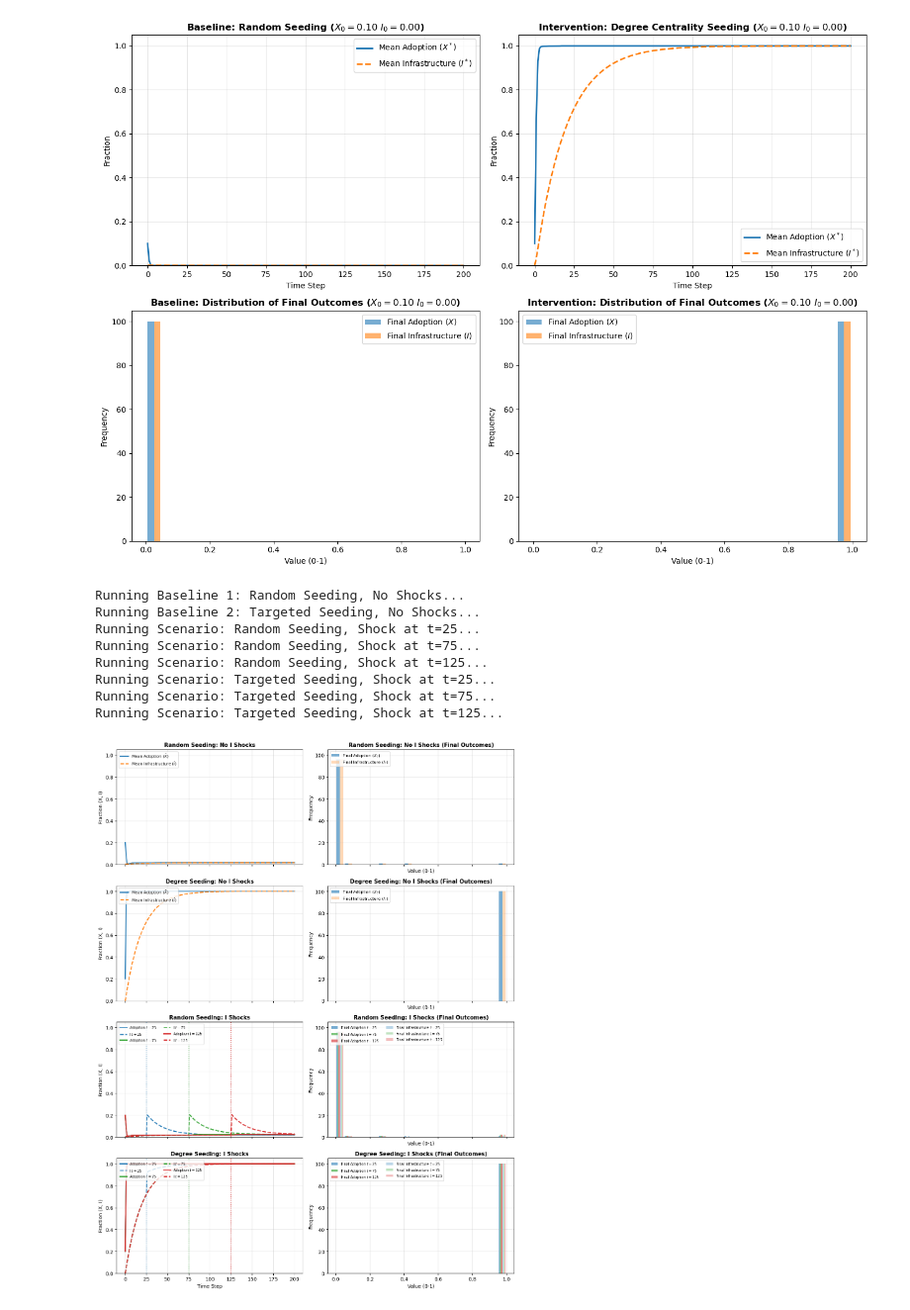
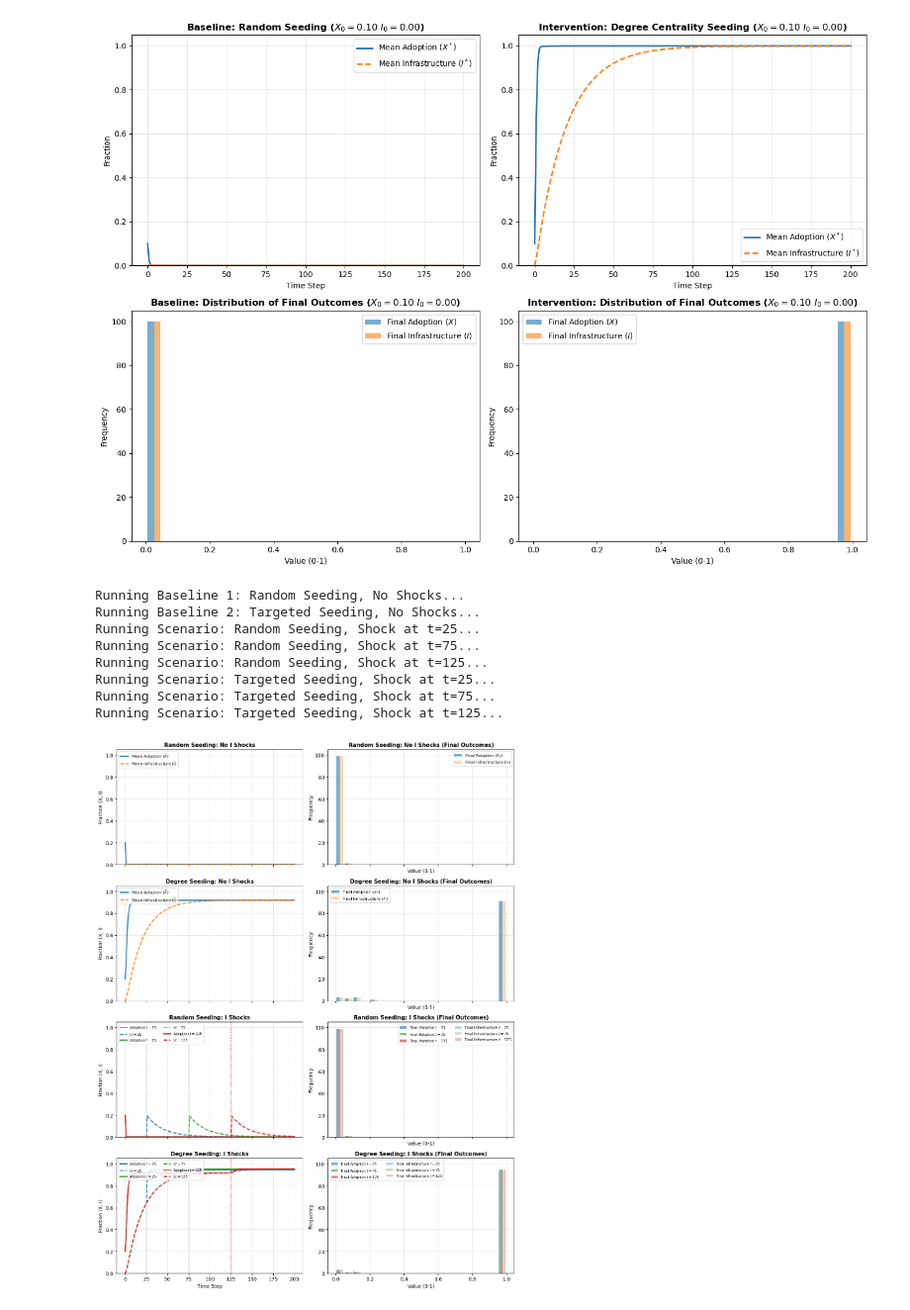
Before and after one commit to mucel/mbdm_3asign, a Jupyter notebook: Assignment3.ipynb, the cells around one changed output. Shown: that part at 99% size. Cells and saved outputs as stored; diff of their text form; code cells hidden in the pictures.

```diff
--- a/Assignment3.ipynb
+++ b/Assignment3.ipynb
@@ -1114,7 +1183,7 @@ PARAMS = {
     'g_I': 0.05,
     'I0': 0.00,
     'X0_frac': 0.20,
-    'network_type': 'BA',
+    'network_type': 'ER',
     'n_nodes': 200,
     'p': 0.05,
     'm': 2,
@@ -1287,7 +1356,7 @@ for item in PLOT_ORDER:
             color=[base_color, light_base_I_color],
             label=[r'Final Adoption ($X_T$)', r'Final Infrastructure ($I_T$)']
         )
-        ax_hist.legend(loc='upper left', fontsize=LEGEND_FONT_NO_SHOCK)
+        ax_hist.legend(loc='best', fontsize=LEGEND_FONT_NO_SHOCK)
     else: # Shock scenarios
 
         # Prepare data for adoption distributions
@@ -1306,32 +1375,32 @@ for item in PLOT_ORDER:
 
         # Combine lists for plotting
         combined_hist_data = hist_data + I_shock_data
         combined_hist_colors = hist_colors_X + hist_colors_I
         combined_hist_labels = hist_labels + I_shock_labels
 
         # Plot all six distributions (three X, three I)
         ax_hist.hist(
             combined_hist_data,
             bins=bins_count, range=(0,1), alpha=alpha_hist,
             color=combined_hist_colors,
             label=combined_hist_labels
         )
-        ax_hist.legend(loc='upper left', fontsize=LEGEND_FONT_SHOCK, ncol=2)
+        ax_hist.legend(loc='best', fontsize=LEGEND_FONT_SHOCK, ncol=2)
 
 # Set common X labels for the bottom row of each plot type
 axs[3, 0].set_xlabel('Time Step')
 axs[3, 1].set_xlabel('Value (0-1)')
 
 # Adjust layout to prevent overlap and display the figure
 plt.tight_layout(rect=[0, 0, 1, 0.98])
 plt.show()
 # %% [output]
 Running Baseline 1: Random Seeding, No Shocks...
 Running Baseline 2: Targeted Seeding, No Shocks...
 Running Scenario: Random Seeding, Shock at t=25...
 Running Scenario: Random Seeding, Shock at t=75...
 Running Scenario: Random Seeding, Shock at t=125...
 Running Scenario: Targeted Seeding, Shock at t=25...
 Running Scenario: Targeted Seeding, Shock at t=75...
 Running Scenario: Targeted Seeding, Shock at t=125...
-[figure, old version]
+[figure, new version]
```
Also changed, not shown: parts of 4 cells of this notebook.
